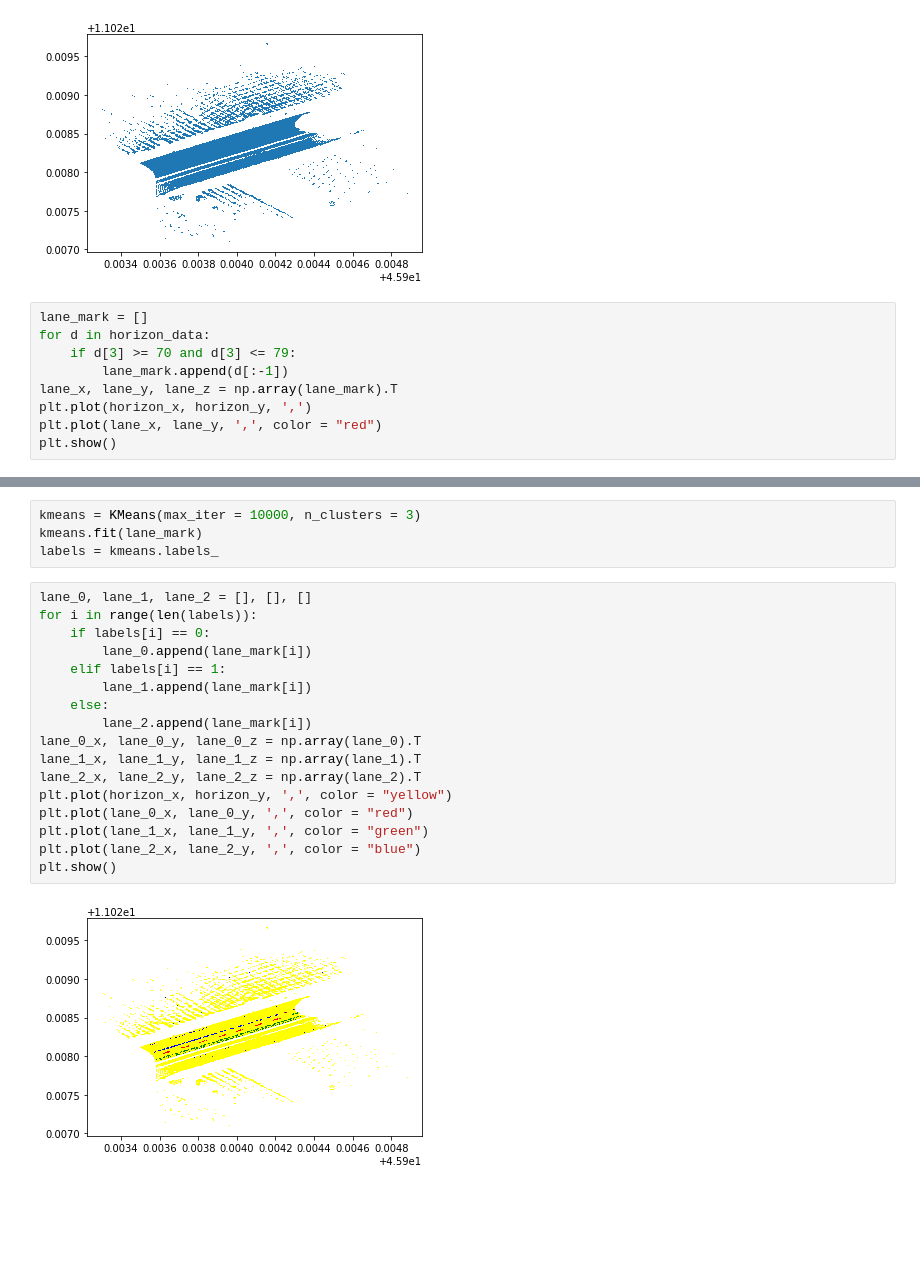
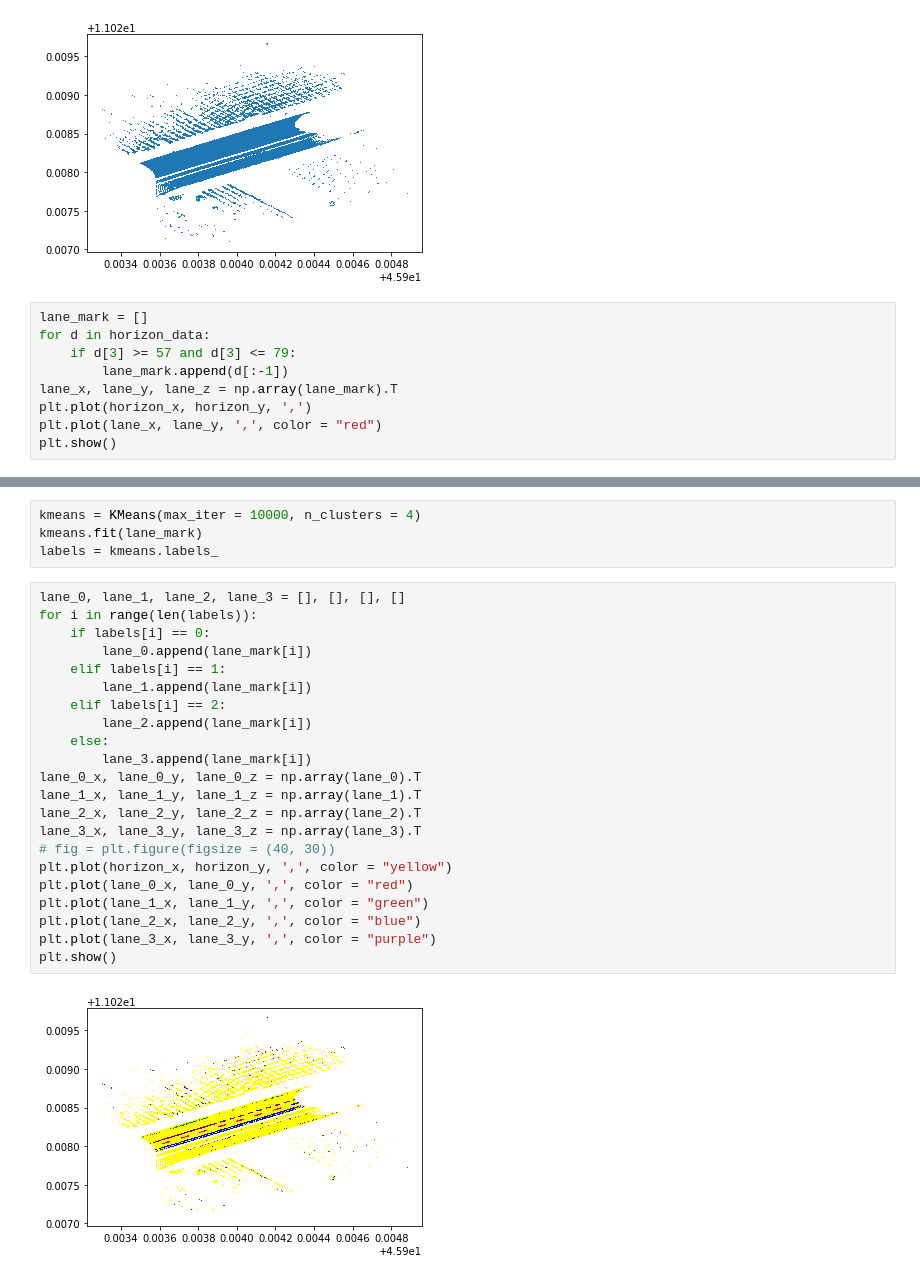
Before and after one commit to jingchengdeng/point_cloud_lane_marking, a Jupyter notebook: Untitled.ipynb, the cells around one changed output, grey strips where cells are left out. Drawn from its saved outputs; the diff is of its cells as text; blank space fills up the shorter version.

```diff
--- a/Untitled.ipynb
+++ b/Untitled.ipynb
@@ -63,7 +63,7 @@ plt.show()
 # %%
 lane_mark = []
 for d in horizon_data:
-    if d[3] >= 70 and d[3] <= 79:
+    if d[3] >= 57 and d[3] <= 79:
         lane_mark.append(d[:-1])
 lane_x, lane_y, lane_z = np.array(lane_mark).T
 plt.plot(horizon_x, horizon_y, ',')
@@ -74,23 +74,28 @@ plt.show()
 # %%
-kmeans = KMeans(max_iter = 10000, n_clusters = 3)
+kmeans = KMeans(max_iter = 10000, n_clusters = 4)
 kmeans.fit(lane_mark)
 labels = kmeans.labels_
 # %%
-lane_0, lane_1, lane_2 = [], [], []
+lane_0, lane_1, lane_2, lane_3 = [], [], [], []
 for i in range(len(labels)):
     if labels[i] == 0:
         lane_0.append(lane_mark[i])
     elif labels[i] == 1:
         lane_1.append(lane_mark[i])
+    elif labels[i] == 2:
+        lane_2.append(lane_mark[i])
     else:
-        lane_2.append(lane_mark[i])
+        lane_3.append(lane_mark[i])
 lane_0_x, lane_0_y, lane_0_z = np.array(lane_0).T
 lane_1_x, lane_1_y, lane_1_z = np.array(lane_1).T
 lane_2_x, lane_2_y, lane_2_z = np.array(lane_2).T
+lane_3_x, lane_3_y, lane_3_z = np.array(lane_3).T
+# fig = plt.figure(figsize = (40, 30))
 plt.plot(horizon_x, horizon_y, ',', color = "yellow")
 plt.plot(lane_0_x, lane_0_y, ',', color = "red")
 plt.plot(lane_1_x, lane_1_y, ',', color = "green")
 plt.plot(lane_2_x, lane_2_y, ',', color = "blue")
+plt.plot(lane_3_x, lane_3_y, ',', color = "purple")
 plt.show()
 # %% [output]
-[figure, old version]
+[figure, new version]
```
Also changed, not shown: parts of 8 cells of this notebook.
